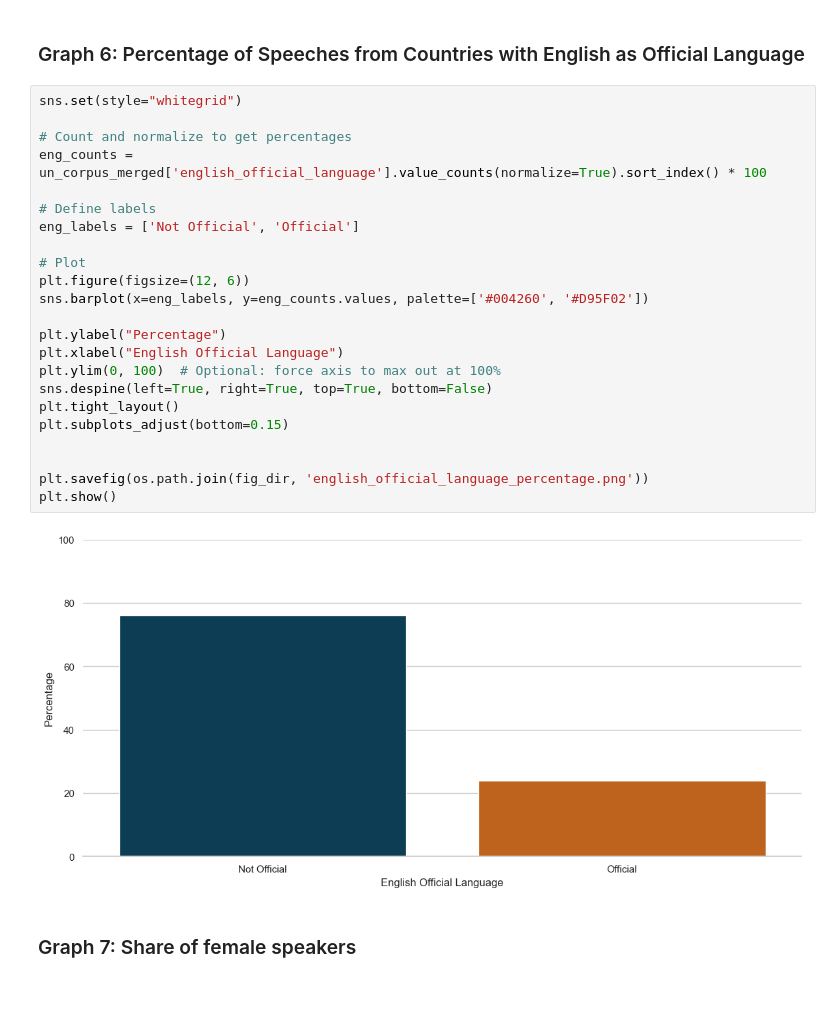
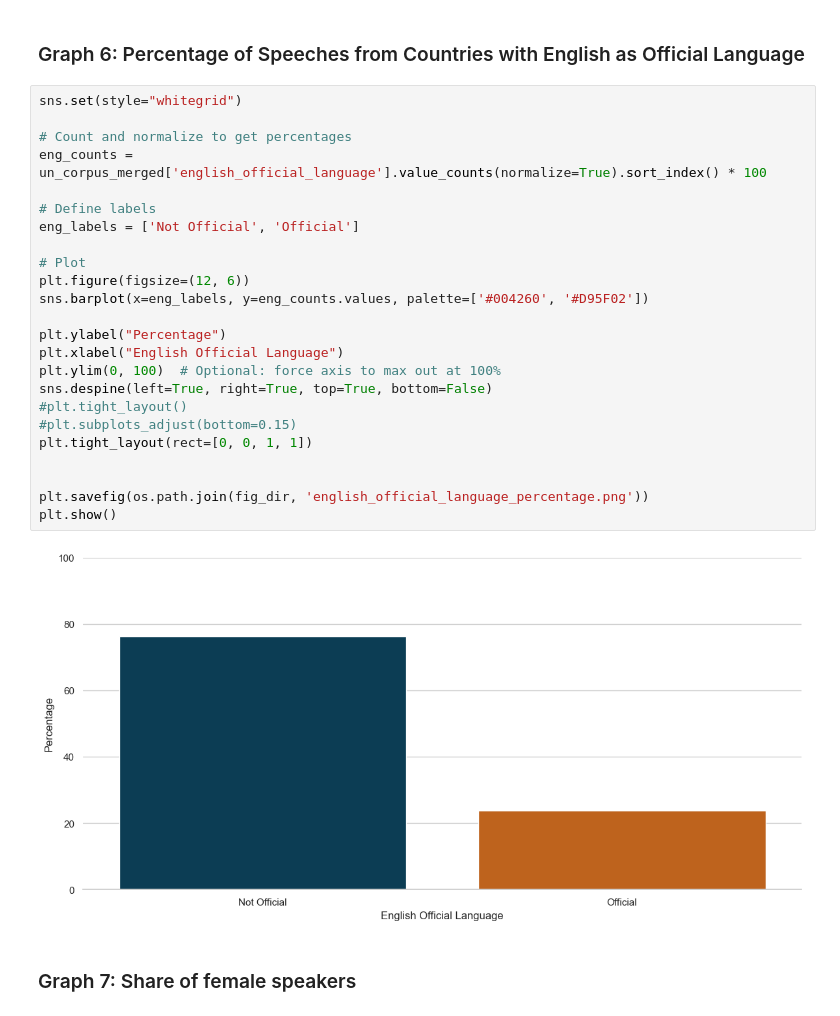
Before and after one commit to SarahFranzen/Emotions_in_the_United_Nations_General_Debates, a Jupyter notebook: 2_figures.ipynb, the cells around one changed output. Saved outputs shown, nothing was run; the diff lists cells and outputs as text.

```diff
--- a/2_figures.ipynb
+++ b/2_figures.ipynb
@@ -181,28 +223,29 @@ plt.show()
 # %%
 sns.set(style="whitegrid")
 
 # Count and normalize to get percentages
 eng_counts = un_corpus_merged['english_official_language'].value_counts(normalize=True).sort_index() * 100
 
 # Define labels
 eng_labels = ['Not Official', 'Official']
 
 # Plot
 plt.figure(figsize=(12, 6))
 sns.barplot(x=eng_labels, y=eng_counts.values, palette=['#004260', '#D95F02'])
 
 plt.ylabel("Percentage")
 plt.xlabel("English Official Language")
 plt.ylim(0, 100)  # Optional: force axis to max out at 100%
 sns.despine(left=True, right=True, top=True, bottom=False)
-plt.tight_layout()
-plt.subplots_adjust(bottom=0.15)
+#plt.tight_layout()
+#plt.subplots_adjust(bottom=0.15)
+plt.tight_layout(rect=[0, 0, 1, 1])
 
 
 plt.savefig(os.path.join(fig_dir, 'english_official_language_percentage.png'))
 plt.show()
 # %% [output]
-[figure, old version]
+[figure, new version]
 # %% [markdown]
 ### Graph 7: Share of female speakers
 # %%
```
Also changed, not shown: parts of 16 cells of this notebook, 1 other file.
